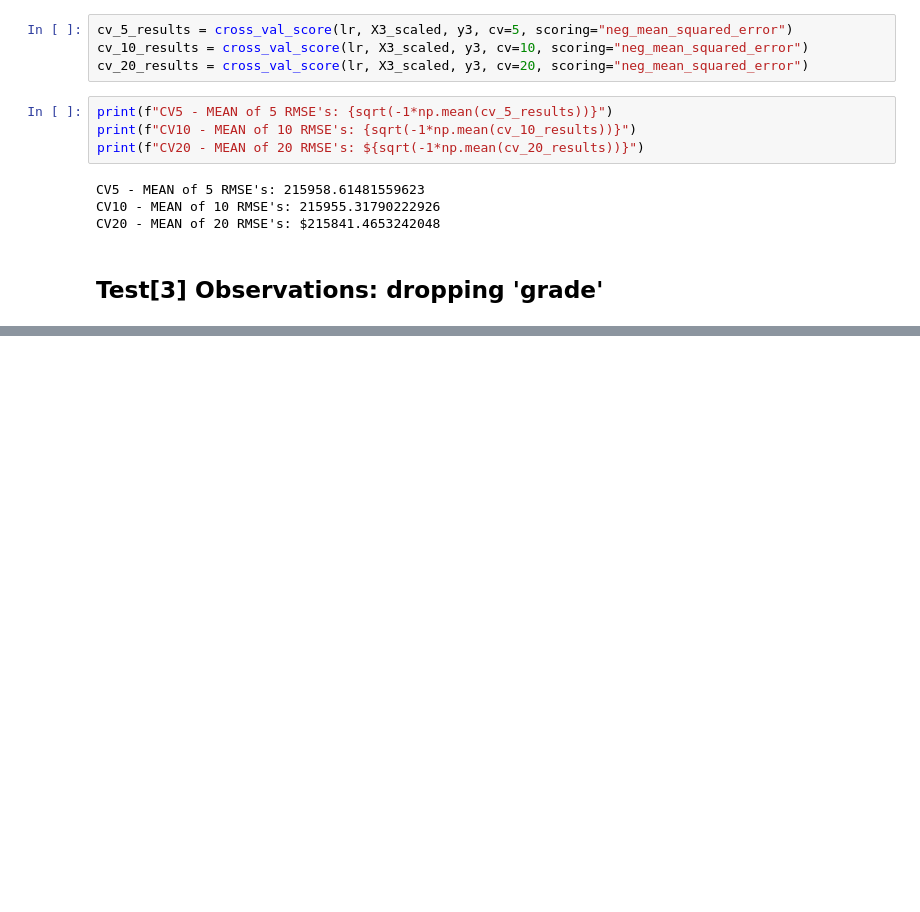
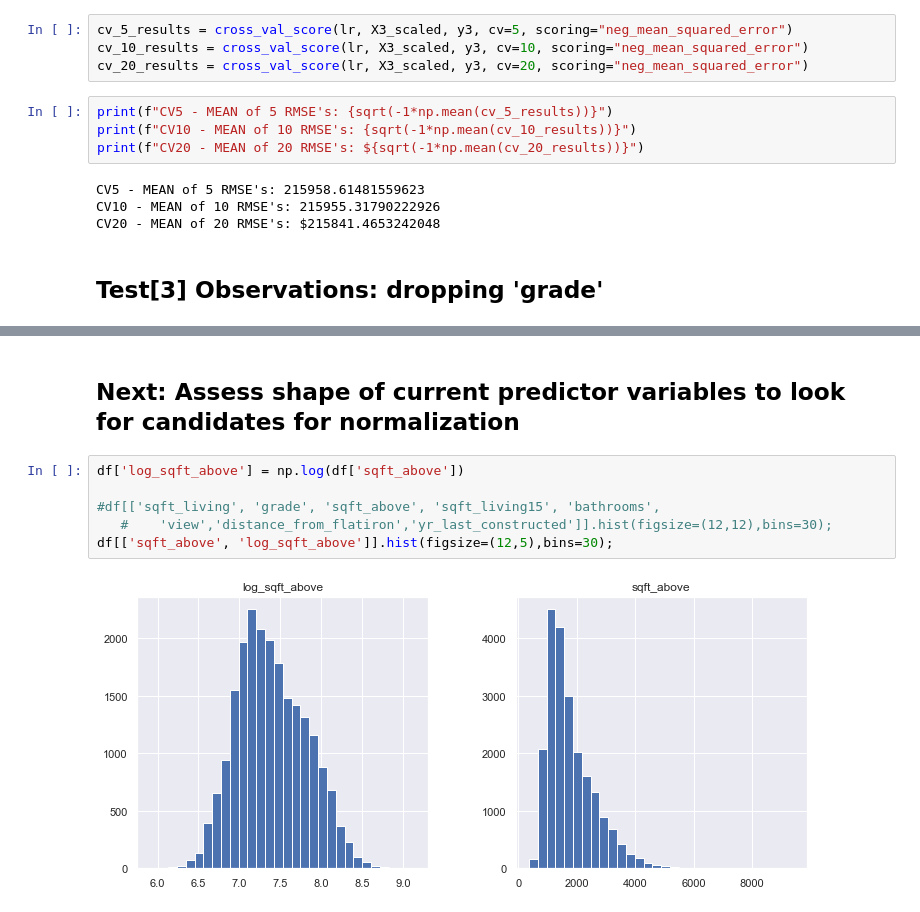
Before and after one commit to A92e/kingcountyWA_home_price_predictor, a Jupyter notebook: model_improvement.ipynb, the cells around one changed output, grey strips where cells are left out. Saved outputs shown, nothing was run; the diff lists cells and outputs as text; blank space fills up the shorter version.

```diff
--- a/model_improvement.ipynb
+++ b/model_improvement.ipynb
@@ -385,0 +521,10 @@ CV20 - MEAN of 20 RMSE's: $215841.4653242048
+# %% [markdown]
+## Next: Assess shape of current predictor variables to look for candidates for normalization
+# %%
+df['log_sqft_above'] = np.log(df['sqft_above'])
+
+#df[['sqft_living', 'grade', 'sqft_above', 'sqft_living15', 'bathrooms',
+   #    'view','distance_from_flatiron','yr_last_constructed']].hist(figsize=(12,12),bins=30);
+df[['sqft_above', 'log_sqft_above']].hist(figsize=(12,5),bins=30);
+# %% [output]
+[figure, added]
```
Also changed, not shown: parts of 42 cells of this notebook.
